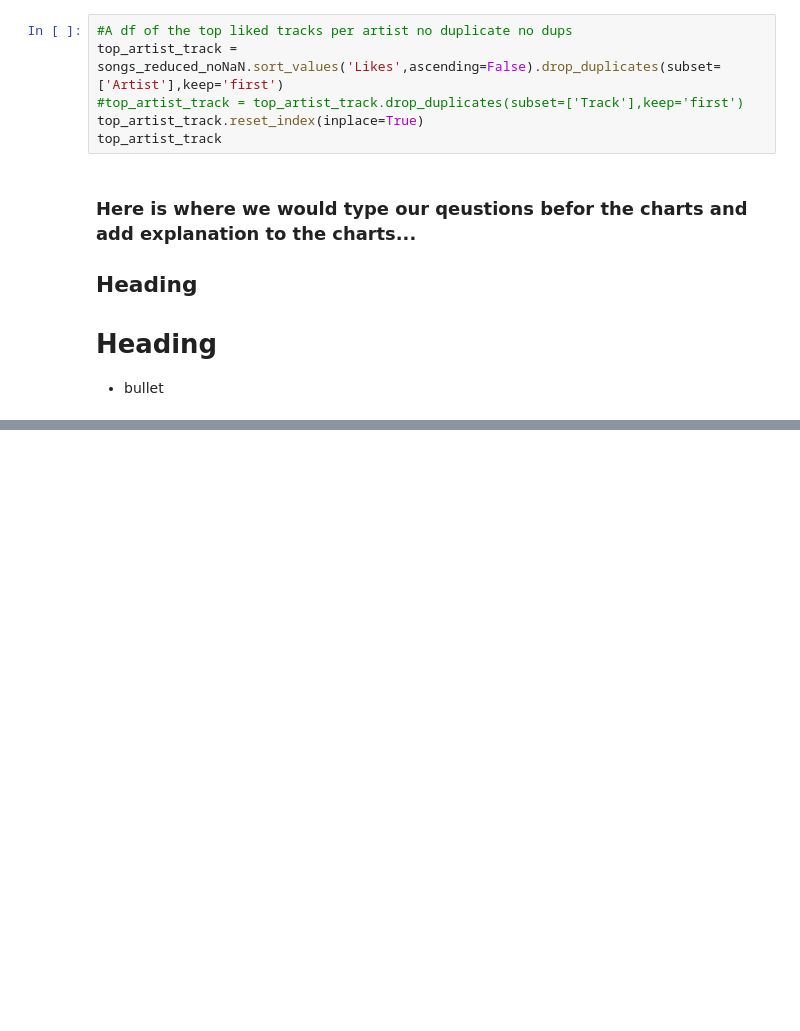
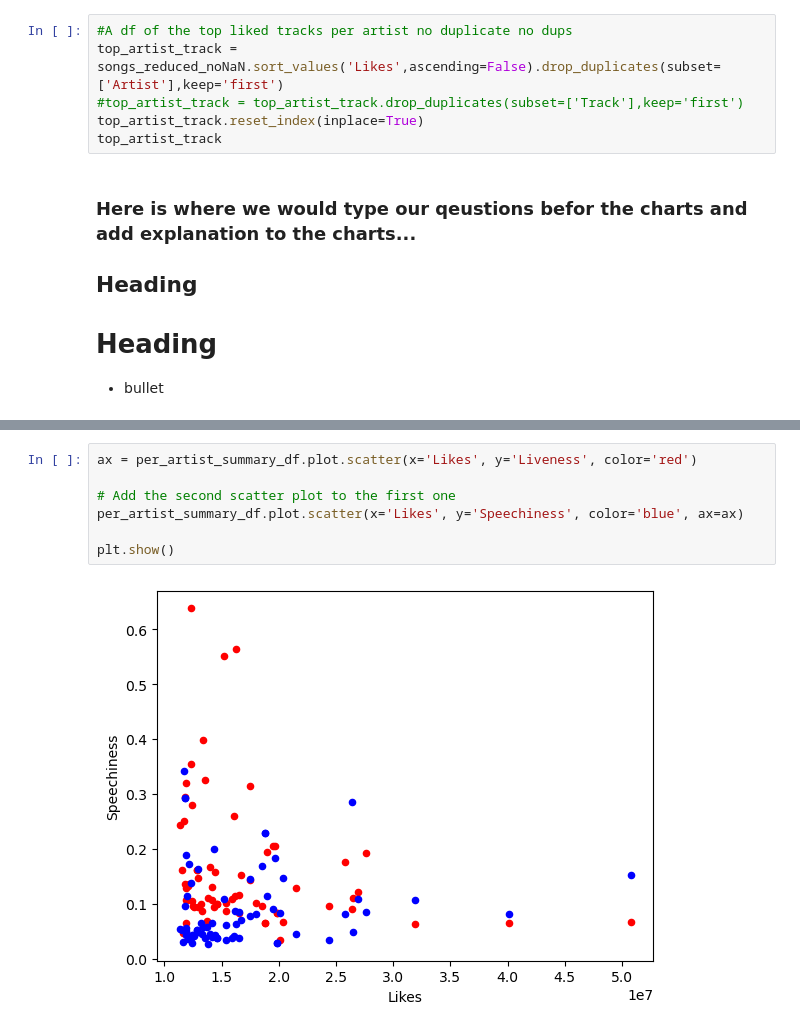
Before and after one commit to Papworth-S/Group-Project-one, a Jupyter notebook: GPTop10.ipynb, the cells around one changed output, grey strips where cells are left out. Drawn from its saved outputs; the diff is of its cells as text; blank space fills up the shorter version.

```diff
--- a/GPTop10.ipynb
+++ b/GPTop10.ipynb
@@ -72,0 +314,9 @@ top_artist_track
+# %%
+ax = per_artist_summary_df.plot.scatter(x='Likes', y='Liveness', color='red')
+
+# Add the second scatter plot to the first one
+per_artist_summary_df.plot.scatter(x='Likes', y='Speechiness', color='blue', ax=ax)
+
+plt.show()
+# %% [output]
+[figure, added]
```
Also changed, not shown: parts of 18 cells of this notebook, 1 other file.
